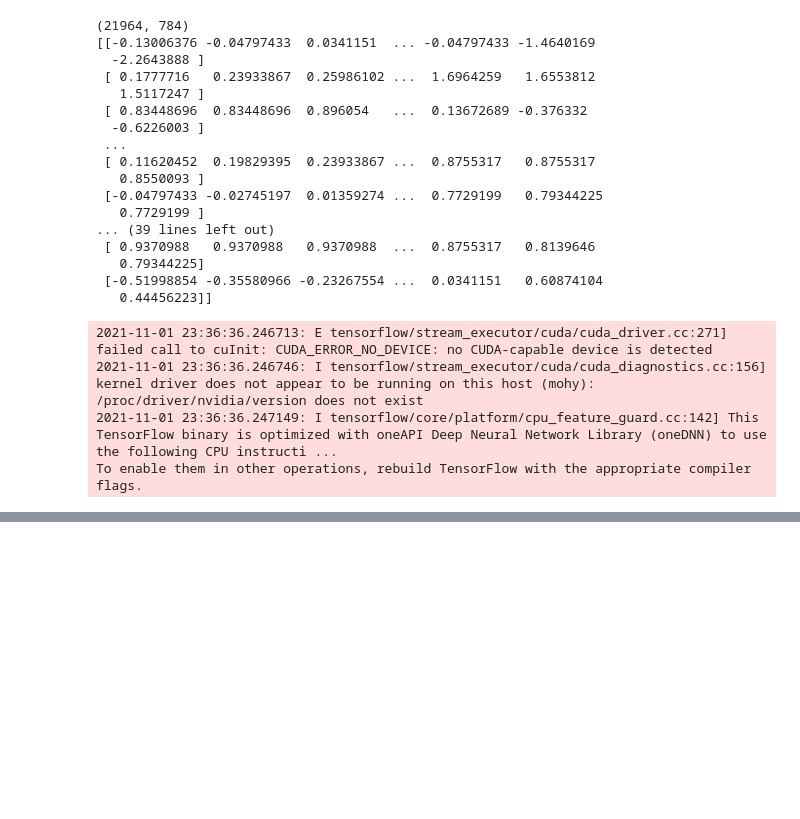
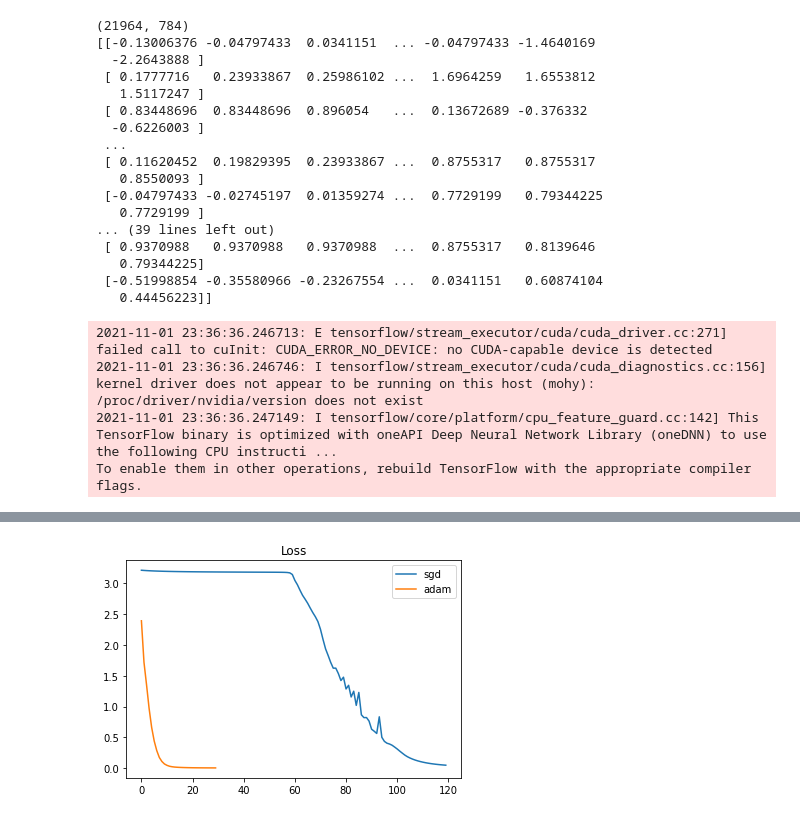
Before and after one commit to mohyfahim/Deep-HW1, a Jupyter notebook: HW1.ipynb, the cells around one changed output, grey strips where cells are left out. Saved outputs shown, nothing was run; the diff lists cells and outputs as text; code cells hidden in the pictures; blank space fills up the shorter version.

Commit message:
sgd and adam compare

```diff
--- a/HW1.ipynb
+++ b/HW1.ipynb
@@ -177,7 +177,7 @@ def train_task(summary_path,train_data,validate_data,batch_size,loss,accuracy,
         print('--------------------------------------------------')
         print('final \t test Loss:{:.2f} , acc: {:.2f}'.format(ls,acc))
         print('--------------------------------------------------')
-        return (loss_buffer,acc_buffer)
+        return loss_buffer,acc_buffer
 # %%
 def neural_network():
     weights = []
@@ -243,15 +243,3 @@ def tensorboard_creator(loss,accuracy,histogram):
 
     merged = tf.summary.merge([loss_tensorboard,acc_tensorboard] + histogram)
     return merged, train_tensorboard
-# %%
-logits, input_data, out, histogram_tensorboard = neural_network()
-SGD_loss,SGD_accuracy,SGD_training_op = loss_accuracy_op(logits,out,tf.train.GradientDescentOptimizer,{"learning_rate":sgd_learning_rate})
-SGD_merged,SGD_train_tensorboard = tensorboard_creator(SGD_loss,SGD_accuracy,histogram_tensorboard)
-train_task("./summary/SGD",(x_train,y_train),(x_valid,y_valid),batch_size,
-           SGD_loss,SGD_accuracy,SGD_training_op,120,SGD_train_tensorboard,SGD_merged, input_data, out);
-
-logits, input_data, out, histogram_tensorboard = neural_network()
-Adam_loss,Adam_accuracy,Adam_training_op = loss_accuracy_op(logits, out, tf.train.AdamOptimizer, {"learning_rate":adam_learning_rate})
-Adam_merged,Adam_train_tensorboard = tensorboard_creator(Adam_loss, Adam_accuracy, histogram_tensorboard)
-train_task("./summary/Adam",(x_train,y_train),(x_valid,y_valid),batch_size,
-           Adam_loss,Adam_accuracy,Adam_training_op,30,Adam_train_tensorboard,Adam_merged, input_data, out);
@@ -279,0 +246,12 @@ final    test Loss:1.89 , acc: 0.70
+# %%
+logits, input_data, out, histogram_tensorboard = neural_network()
+SGD_loss,SGD_accuracy,SGD_training_op = loss_accuracy_op(logits,out,tf.train.GradientDescentOptimizer,{"learning_rate":sgd_learning_rate})
+SGD_merged,SGD_train_tensorboard = tensorboard_creator(SGD_loss,SGD_accuracy,histogram_tensorboard)
+ls_sgd, acc_sgd = train_task("./summary/SGD",(x_train,y_train),(x_valid,y_valid),batch_size,
+           SGD_loss,SGD_accuracy,SGD_training_op,120,SGD_train_tensorboard,SGD_merged, input_data, out);
+
+logits, input_data, out, histogram_tensorboard = neural_network()
+Adam_loss,Adam_accuracy,Adam_training_op = loss_accuracy_op(logits, out, tf.train.AdamOptimizer, {"learning_rate":adam_learning_rate})
+Adam_merged,Adam_train_tensorboard = tensorboard_creator(Adam_loss, Adam_accuracy, histogram_tensorboard)
+ls_adam, acc_adam = train_task("./summary/Adam",(x_train,y_train),(x_valid,y_valid),batch_size,
+           Adam_loss,Adam_accuracy,Adam_training_op,30,Adam_train_tensorboard,Adam_merged, input_data, out);
@@ -279,0 +276,8 @@ final    test Loss:1.89 , acc: 0.70
+# %%
+plt.plot(list(range(len(ls_sgd))),ls_sgd,label = "sgd")
+plt.plot(list(range(len(ls_adam))),ls_adam,label = "adam")
+plt.title("Loss")
+plt.legend()
+plt.show()
+# %% [output]
+[figure, added]
```
Also changed, not shown: parts of 4 cells of this notebook, 4 other files.
